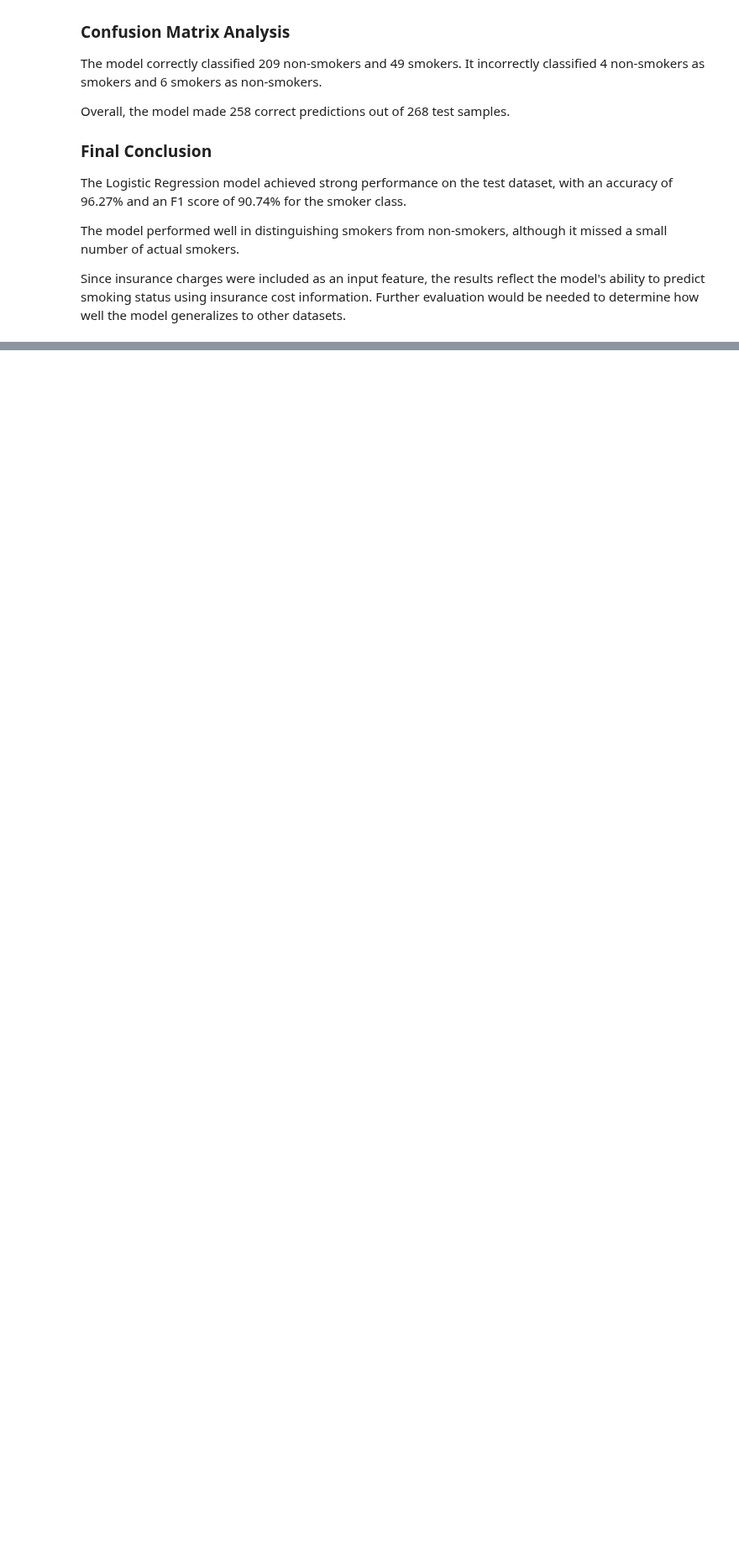
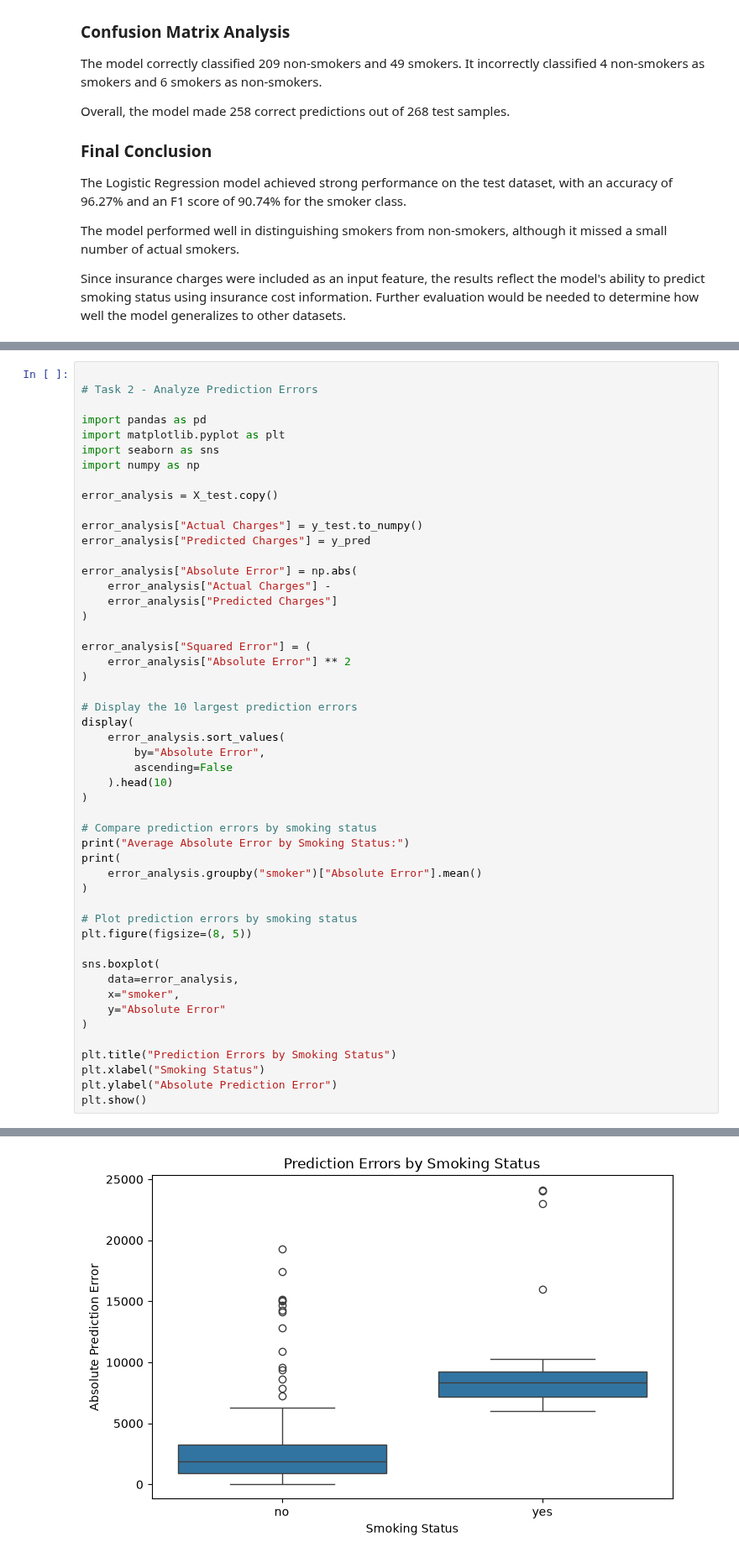
Before and after one commit to k1222004kumar-create/insurance-ml-project, a Jupyter notebook: Notebook/insurance_analysis.ipynb, the cells around one changed output, grey strips where cells are left out. Shown at 84% size. Saved outputs shown, nothing was run; the diff lists cells and outputs as text; blank space fills up the shorter version.

Commit message:
14 october 2026 task is done

```diff
--- a/Notebook/insurance_analysis.ipynb
+++ b/Notebook/insurance_analysis.ipynb
@@ -1014,0 +1017,51 @@ Since insurance charges were included as an input feature, the results reflect t
+# %%
+
+# Task 2 - Analyze Prediction Errors
+
+import pandas as pd
+import matplotlib.pyplot as plt
+import seaborn as sns
+import numpy as np
+
+error_analysis = X_test.copy()
+
+error_analysis["Actual Charges"] = y_test.to_numpy()
+error_analysis["Predicted Charges"] = y_pred
+
+error_analysis["Absolute Error"] = np.abs(
+    error_analysis["Actual Charges"] -
+    error_analysis["Predicted Charges"]
+)
+
+error_analysis["Squared Error"] = (
+    error_analysis["Absolute Error"] ** 2
+)
+
+# Display the 10 largest prediction errors
+display(
+    error_analysis.sort_values(
+        by="Absolute Error",
+        ascending=False
+    ).head(10)
+)
+
+# Compare prediction errors by smoking status
+print("Average Absolute Error by Smoking Status:")
+print(
+    error_analysis.groupby("smoker")["Absolute Error"].mean()
+)
+
+# Plot prediction errors by smoking status
+plt.figure(figsize=(8, 5))
+
+sns.boxplot(
+    data=error_analysis,
+    x="smoker",
+    y="Absolute Error"
+)
+
+plt.title("Prediction Errors by Smoking Status")
+plt.xlabel("Smoking Status")
+plt.ylabel("Absolute Prediction Error")
+plt.show()
+# %% [output]
@@ -1014,0 +1084 @@ Since insurance charges were included as an input feature, the results reflect t
+[figure, added]
```
Also changed, not shown: parts of 23 cells of this notebook.
